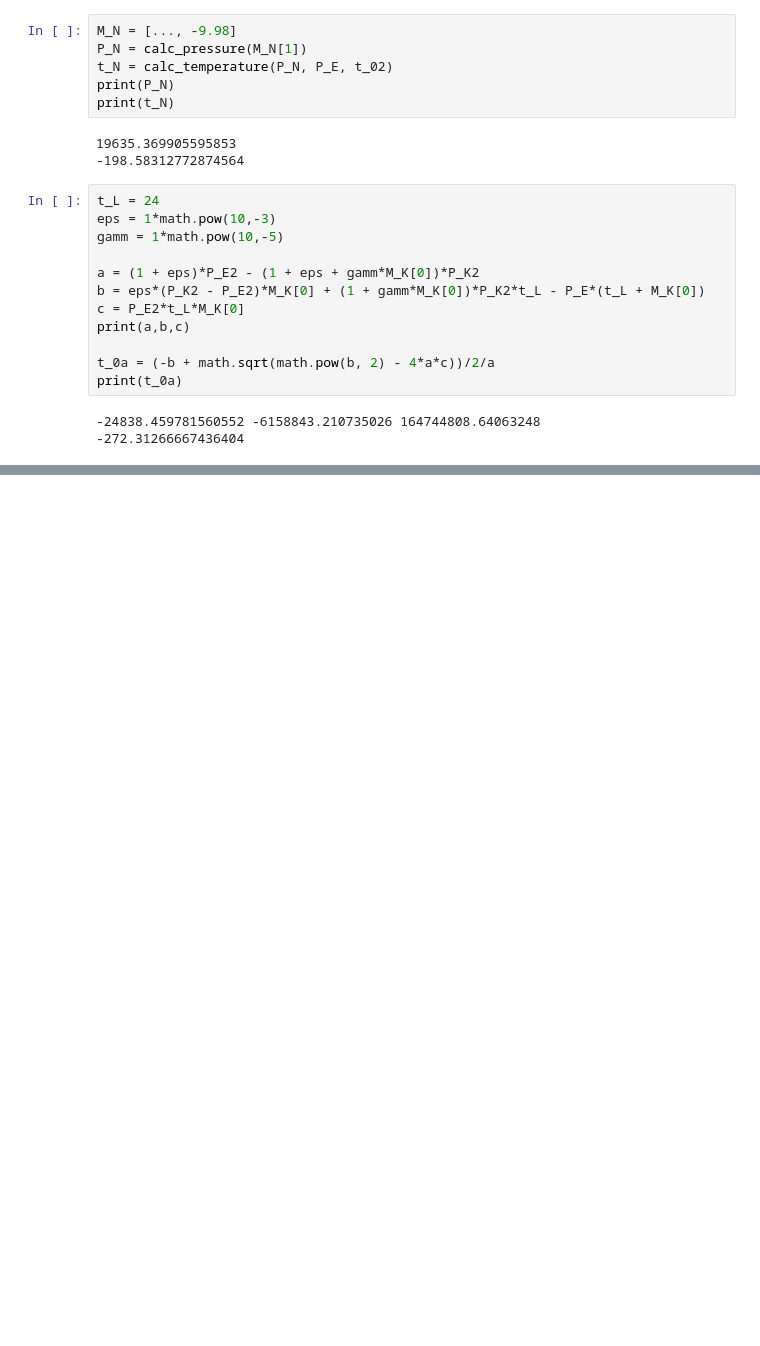
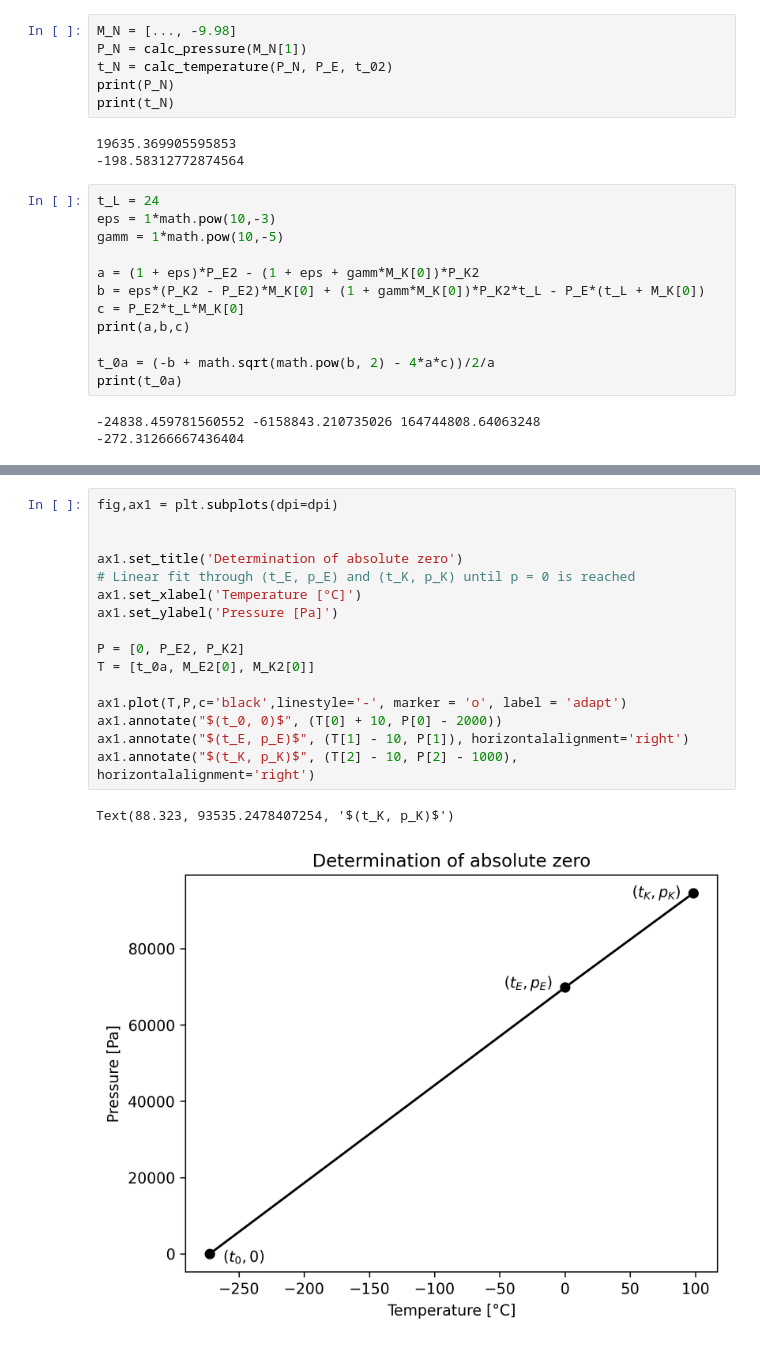
Before and after one commit to Noothless/Physik-Absolute-Zero, a Jupyter notebook: notebook/notebook.ipynb, the cells around one changed output, grey strips where cells are left out. Cells and saved outputs as stored; diff of their text form; blank space fills up the shorter version.

```diff
--- a/notebook/notebook.ipynb
+++ b/notebook/notebook.ipynb
@@ -129,3 +120,22 @@ ax1.annotate("$(t_K, p_K)$", (T[2] - 10, P[2] - 1000), horizontalalignment='righ
 # %% [output]
 Text(88.323, 93535.2478407254, '$(t_K, p_K)$')
 [figure]
+# %%
+fig,ax1 = plt.subplots(dpi=dpi)
+
+
+ax1.set_title('Determination of absolute zero')
+# Linear fit through (t_E, p_E) and (t_K, p_K) until p = 0 is reached
+ax1.set_xlabel('Temperature [°C]')
+ax1.set_ylabel('Pressure [Pa]')
+
+P = [0, P_E2, P_K2]
+T = [t_0a, M_E2[0], M_K2[0]]
+
+ax1.plot(T,P,c='black',linestyle='-', marker = 'o', label = 'adapt')
+ax1.annotate("$(t_0, 0)$", (T[0] + 10, P[0] - 2000))
+ax1.annotate("$(t_E, p_E)$", (T[1] - 10, P[1]), horizontalalignment='right')
+ax1.annotate("$(t_K, p_K)$", (T[2] - 10, P[2] - 1000), horizontalalignment='right')
+# %% [output]
+Text(88.323, 93535.2478407254, '$(t_K, p_K)$')
+[figure, added]
```
Also changed, not shown: parts of 5 cells of this notebook, 4 other files.
